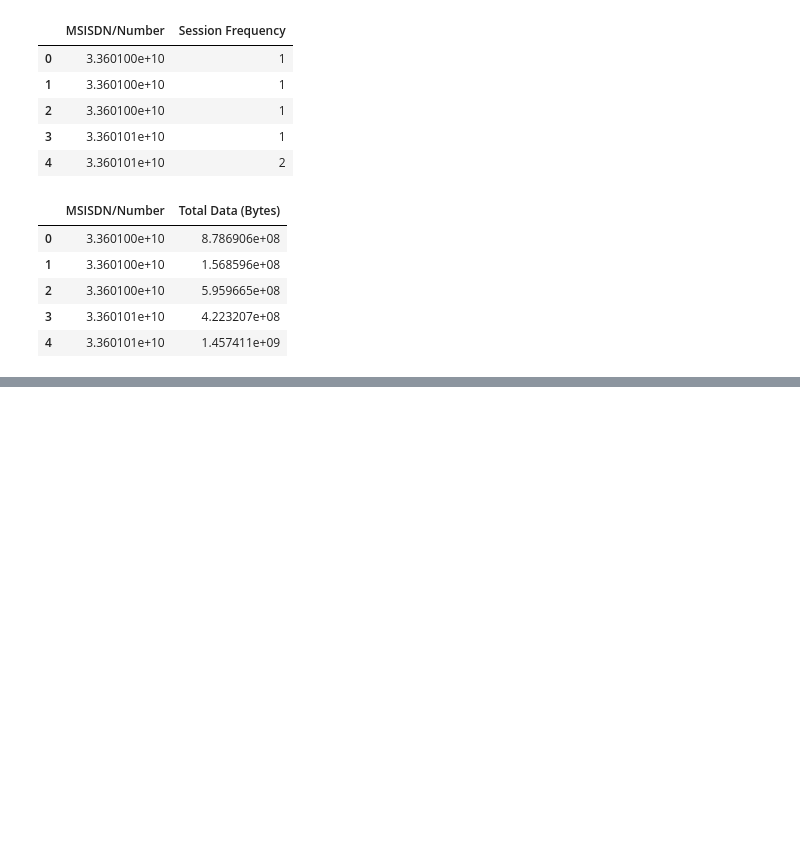
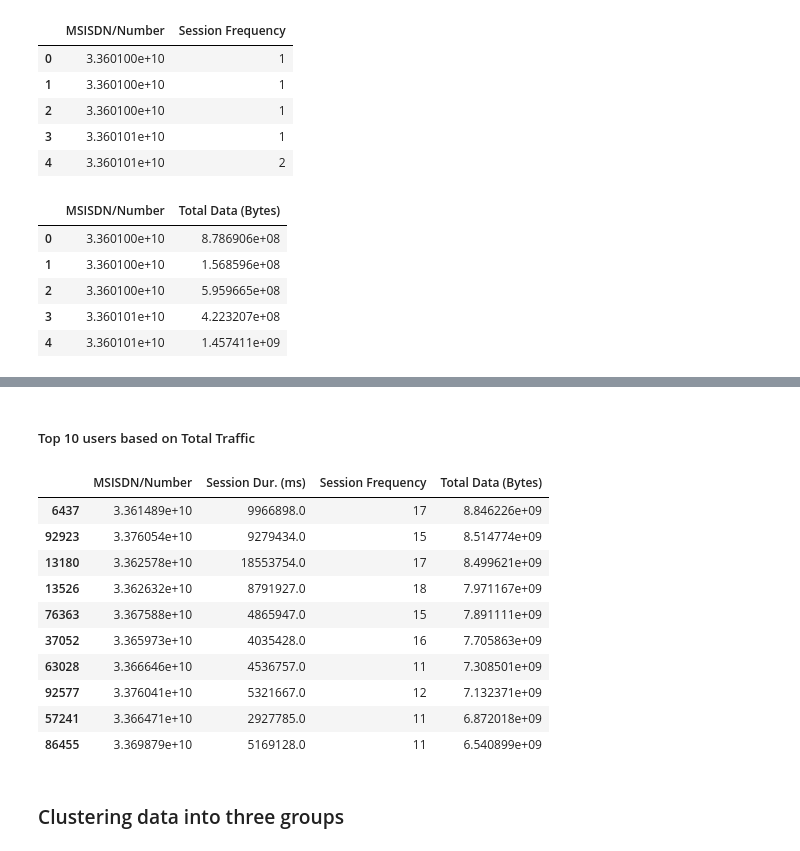
Before and after one commit to Ty-Miki/telecom-data-analysis, a Jupyter notebook: notebooks/user_engagement_analysis/analysis.ipynb, the cells around one changed output, grey strips where cells are left out. Drawn from its saved outputs; the diff is of its cells as text; code cells hidden in the pictures; blank space fills up the shorter version.

```diff
--- a/notebooks/user_engagement_analysis/analysis.ipynb
+++ b/notebooks/user_engagement_analysis/analysis.ipynb
@@ -112,0 +151,20 @@ relevant_df.head()
+# %% [markdown]
+##### Top 10 users based on Total Traffic
+# %%
+# Sort by Session Duration and select the top 10 customers
+top_10_total_traffic = relevant_df.sort_values(by='Total Data (Bytes)', ascending=False).head(10)
+top_10_total_traffic
+# %% [output]
+|  | MSISDN/Number | Session Dur. (ms) | Session Frequency | Total Data (Bytes) |
+| 6437 | 3.361489e+10 | 9966898.0 | 17 | 8.846226e+09 |
+| 92923 | 3.376054e+10 | 9279434.0 | 15 | 8.514774e+09 |
+| 13180 | 3.362578e+10 | 18553754.0 | 17 | 8.499621e+09 |
+| 13526 | 3.362632e+10 | 8791927.0 | 18 | 7.971167e+09 |
+| 76363 | 3.367588e+10 | 4865947.0 | 15 | 7.891111e+09 |
+| 37052 | 3.365973e+10 | 4035428.0 | 16 | 7.705863e+09 |
+| 63028 | 3.366646e+10 | 4536757.0 | 11 | 7.308501e+09 |
+| 92577 | 3.376041e+10 | 5321667.0 | 12 | 7.132371e+09 |
+| 57241 | 3.366471e+10 | 2927785.0 | 11 | 6.872018e+09 |
+| 86455 | 3.369879e+10 | 5169128.0 | 11 | 6.540899e+09 |
+# %% [markdown]
+### Clustering data into three groups
```
Also changed, not shown: parts of 10 cells of this notebook, 3 other files.
